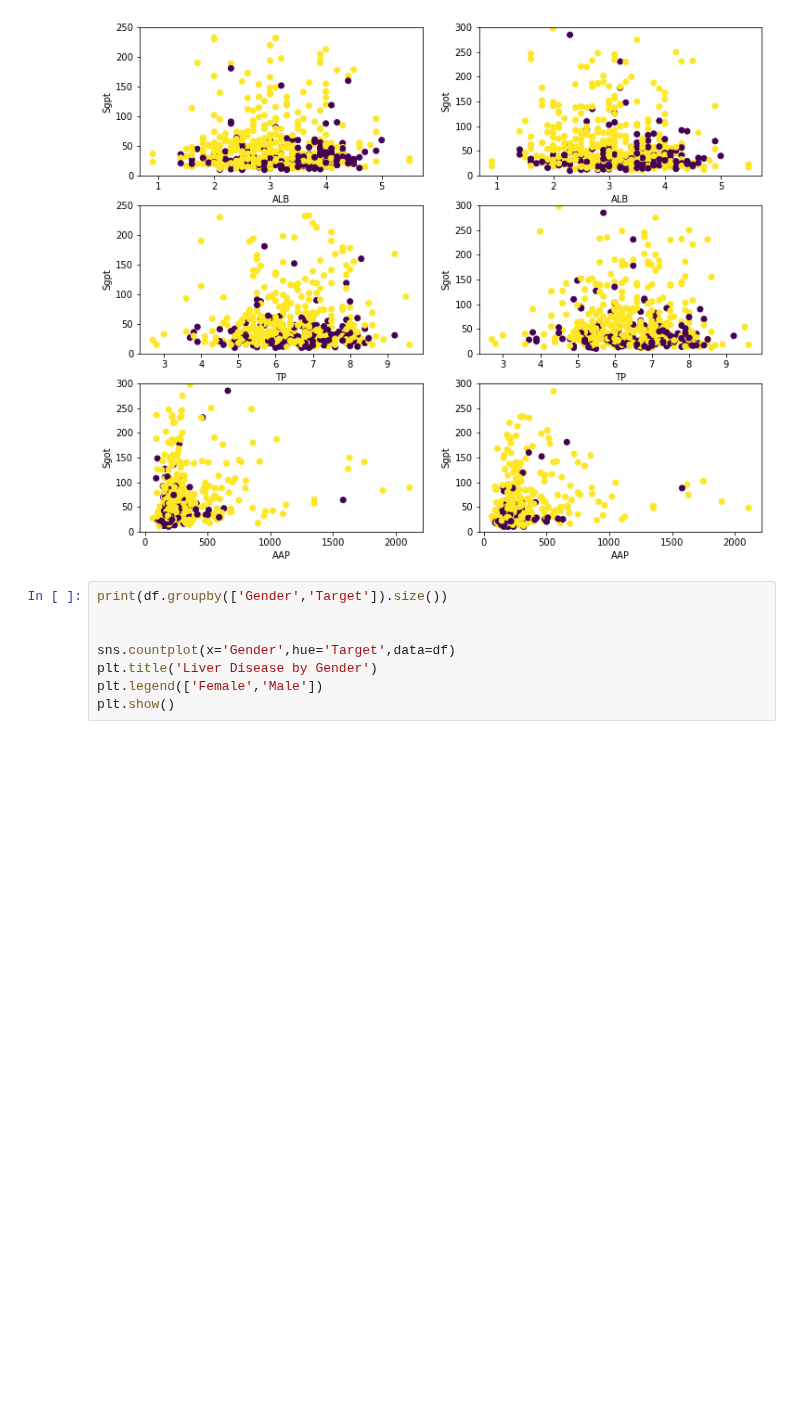
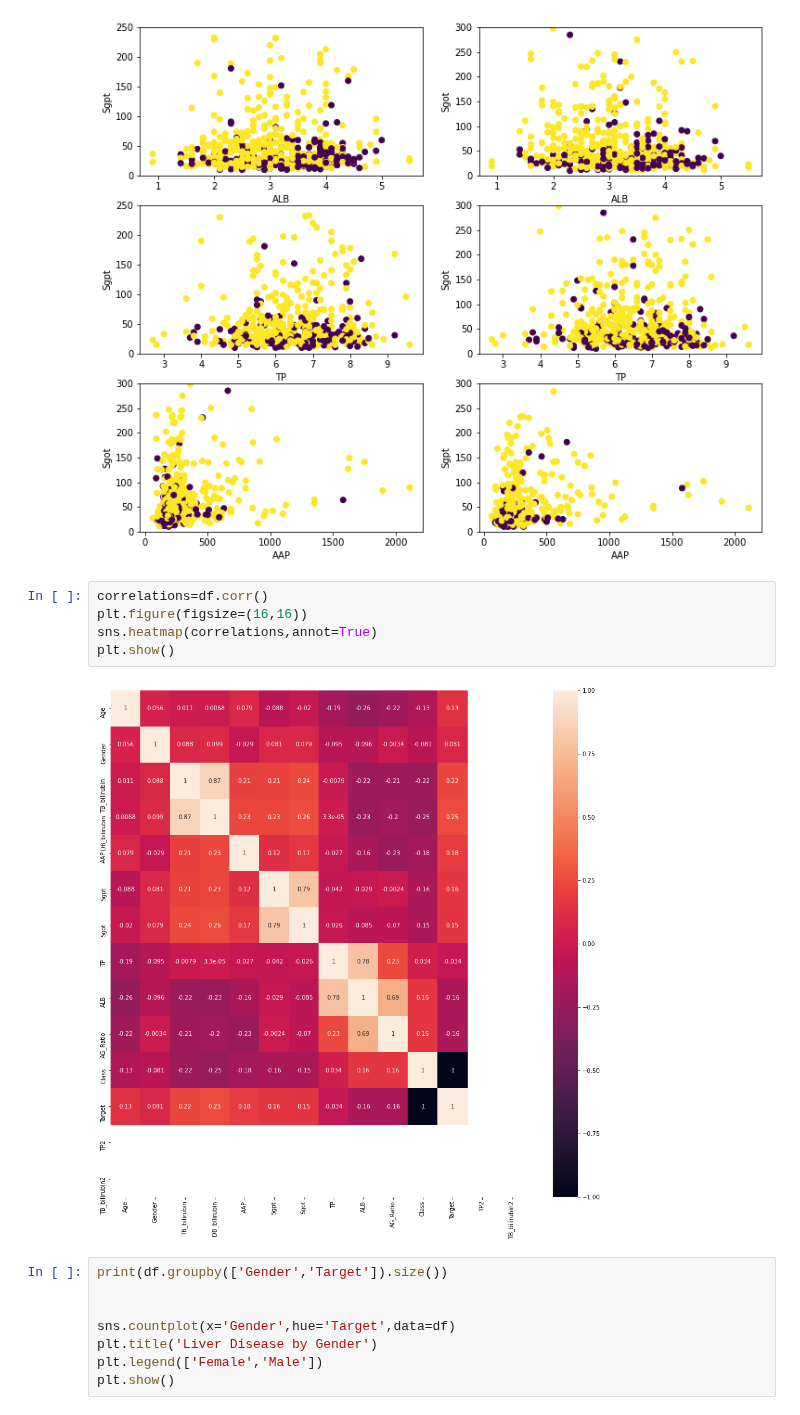
Before and after one commit to Andru-1987/python-deep-learning, a Jupyter notebook: Indian Liver Patient .ipynb, the cells around one changed output. Saved outputs shown, nothing was run; the diff lists cells and outputs as text; blank space fills up the shorter version.

```diff
--- a/Indian Liver Patient .ipynb
+++ b/Indian Liver Patient .ipynb
@@ -168,6 +168,13 @@ AAP Alkphos Alkaline Phosphotase
 [figure]
 [figure]
 [figure]
+# %%
+correlations=df.corr()
+plt.figure(figsize=(16,16))
+sns.heatmap(correlations,annot=True)
+plt.show()
+# %% [output]
+[figure, added]
 # %%
 print(df.groupby(['Gender','Target']).size())
 
```
Also changed, not shown: parts of 2 cells of this notebook.
